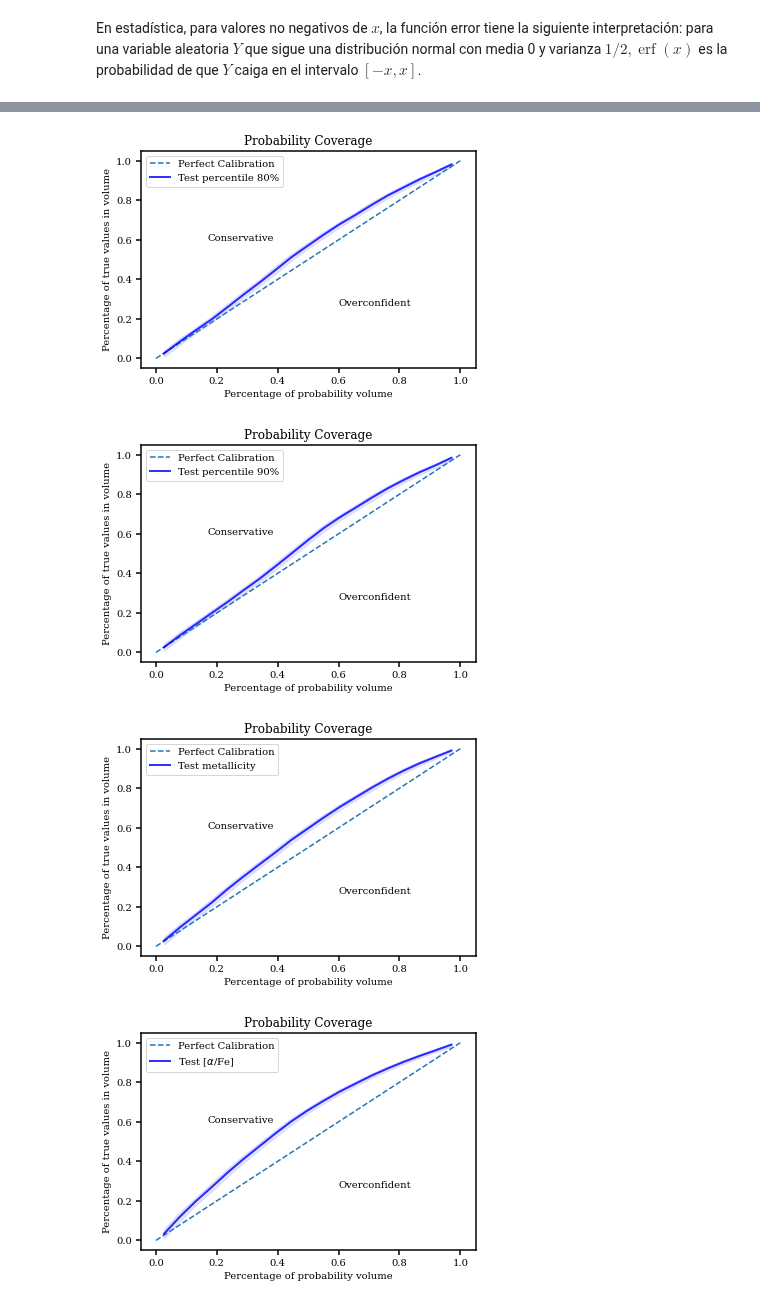
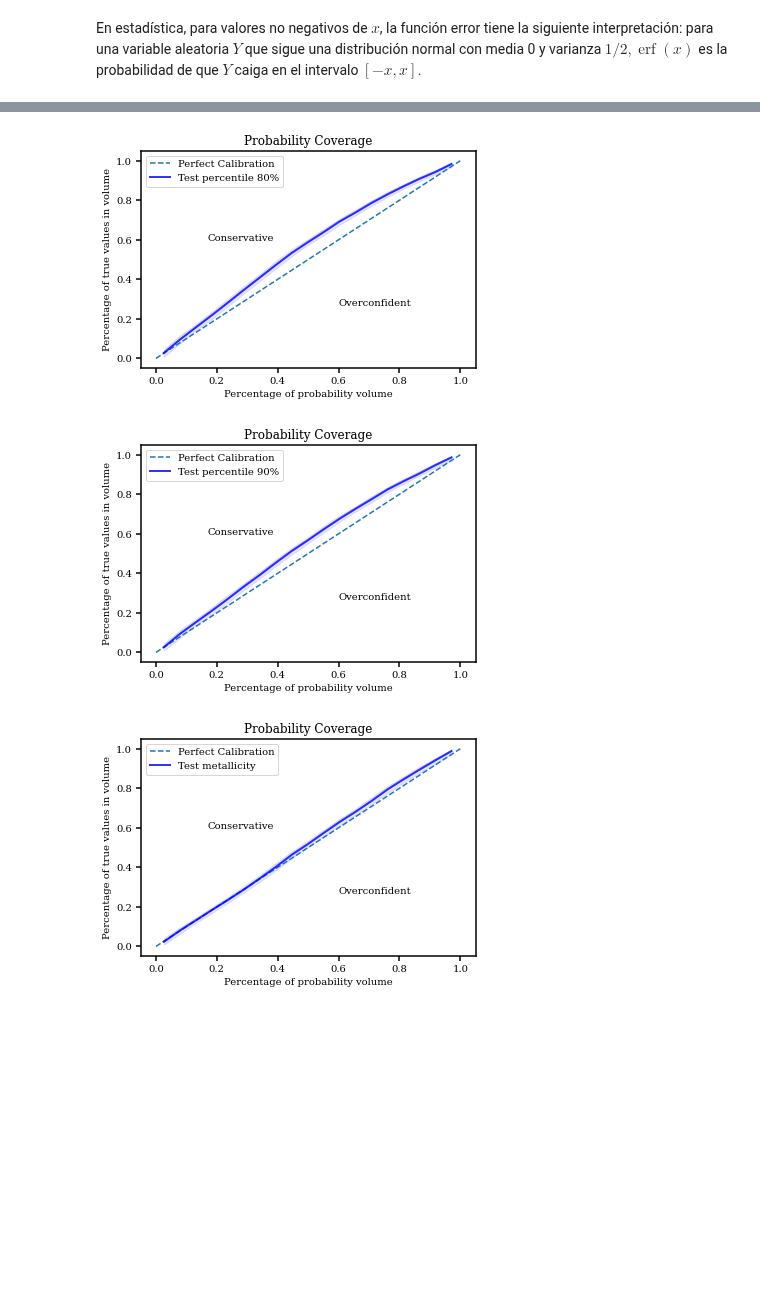
Before and after one commit to patriglesias/SBI_SFHs, a Jupyter notebook: norm/coverage_probabilities.ipynb, the cells around one changed output, grey strips where cells are left out. Cells and saved outputs as stored; diff of their text form; code cells hidden in the pictures; blank space fills up the shorter version.

```diff
--- a/norm/coverage_probabilities.ipynb
+++ b/norm/coverage_probabilities.ipynb
@@ -22,12 +22,12 @@ mpl.rcParams["figure.figsize"] = (15,10)
 Load dataset (real values and model predictions)
 # %%
 
-index_sh=np.load('./saved_models/ind_sh_balanced.npy')
-y=np.load('./saved_input/y_balanced.npy')[index_sh,:][405000:,:]
+index_sh=np.load('./saved_models/ind_sh.npy')
+y=np.load('./saved_input/y.npy')[index_sh,:][135000:,:]
 
 
-y_pred=np.load('./saved_models/means_2.npy')
-y_pred_std=np.load('./saved_models/stds_2.npy')
+y_pred=np.load('./saved_models/means.npy')
+y_pred_std=np.load('./saved_models/stds.npy')
 # %% [markdown]
 En estadística, para valores no negativos de $x$, la función error tiene la siguiente interpretación: para una variable aleatoria $Y$ que sigue una distribución normal con media 0 y varianza $1 / 2, \operatorname{erf}(x)$ es la probabilidad de que $Y$ caiga en el intervalo $[-x, x]$.
 # %%
@@ -104,7 +104,7 @@ def init_coverage_plot():
              transform=ax.transAxes)
     return f, ax
 # %%
-for i in range(11):
+for i in range(10):
 
     data_x,data_y=get_coverage_probabilities_nomodel(np.array(y)[:,i],y_pred[:,i],y_pred_std[:,i])
 
@@ -136,5 +136,4 @@ for i in range(11):
 [figure]
-[figure, old version]
+[figure, new version]
 [figure]
-[figure, old version]
+[figure, new version]
-[figure, removed]
```
Also changed, not shown: parts of 1 cell of this notebook, 12 other files.
